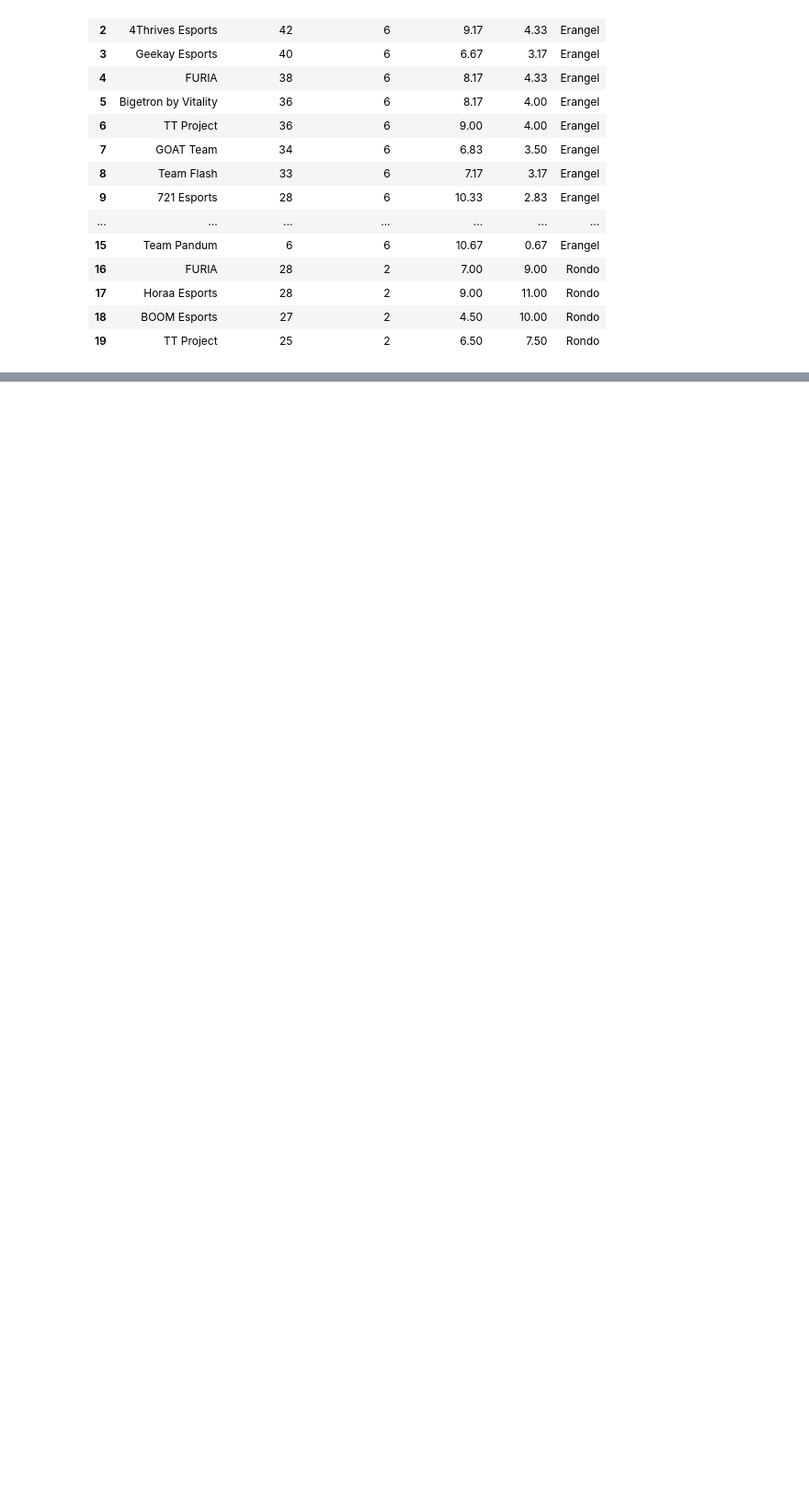
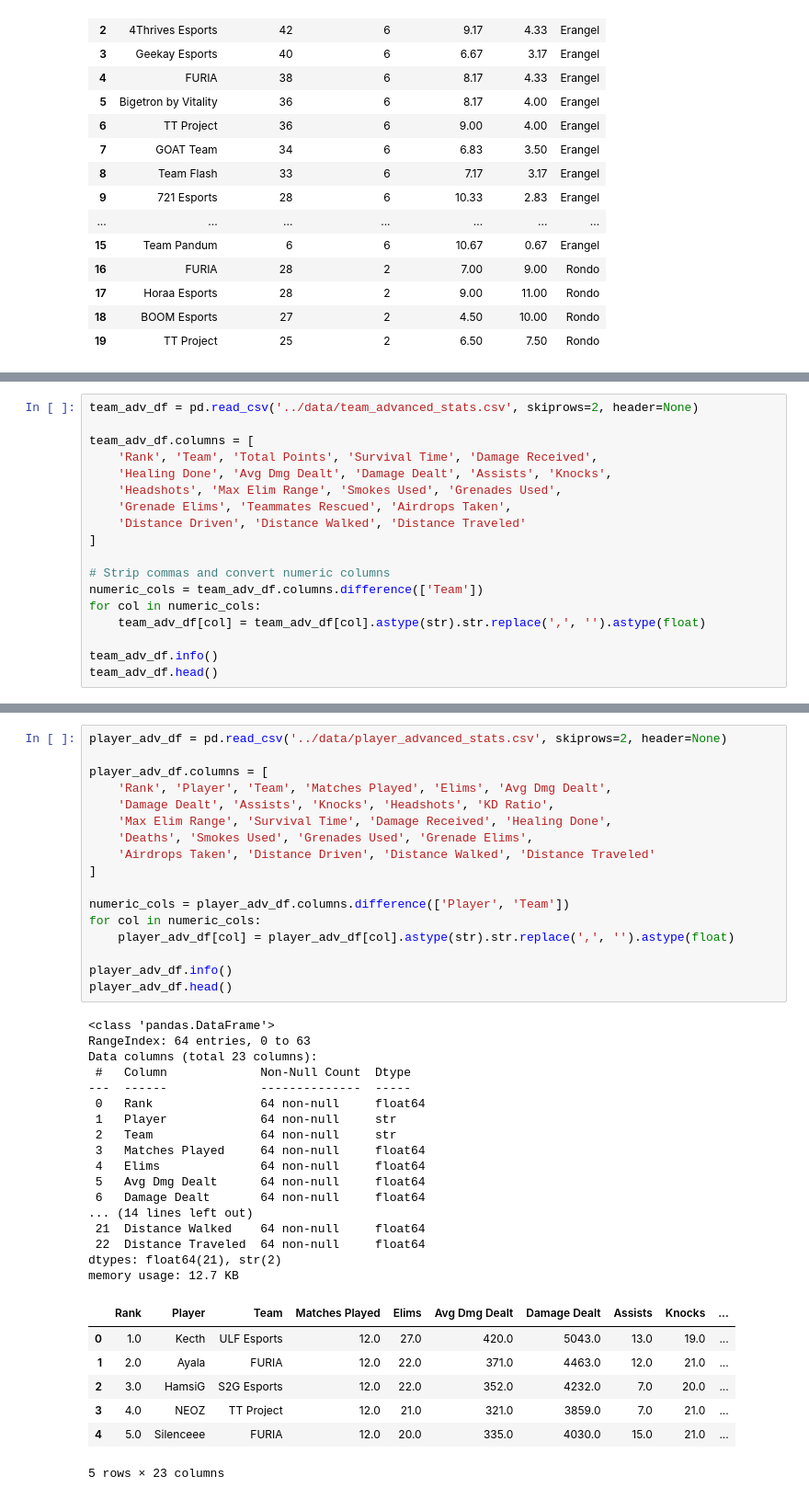
Before and after one commit to Faizan-2624/pmgo-s1-dashboards, a Jupyter notebook: notebooks/datas_clean.ipynb, the cells around one changed output, grey strips where cells are left out. Shown at 92% size. Cells and saved outputs as stored; diff of their text form; blank space fills up the shorter version.

Commit message:
advanced team stats and player stats

```diff
--- a/notebooks/datas_clean.ipynb
+++ b/notebooks/datas_clean.ipynb
@@ -442,0 +485,18 @@ all_maps_df.head(20)
+# %%
+team_adv_df = pd.read_csv('../data/team_advanced_stats.csv', skiprows=2, header=None)
+
+team_adv_df.columns = [
+    'Rank', 'Team', 'Total Points', 'Survival Time', 'Damage Received',
+    'Healing Done', 'Avg Dmg Dealt', 'Damage Dealt', 'Assists', 'Knocks',
+    'Headshots', 'Max Elim Range', 'Smokes Used', 'Grenades Used',
+    'Grenade Elims', 'Teammates Rescued', 'Airdrops Taken',
+    'Distance Driven', 'Distance Walked', 'Distance Traveled'
+]
+
+# Strip commas and convert numeric columns
+numeric_cols = team_adv_df.columns.difference(['Team'])
+for col in numeric_cols:
+    team_adv_df[col] = team_adv_df[col].astype(str).str.replace(',', '').astype(float)
+
+team_adv_df.info()
+team_adv_df.head()
@@ -442,0 +527,42 @@ all_maps_df.head(20)
+# %%
+player_adv_df = pd.read_csv('../data/player_advanced_stats.csv', skiprows=2, header=None)
+
+player_adv_df.columns = [
+    'Rank', 'Player', 'Team', 'Matches Played', 'Elims', 'Avg Dmg Dealt',
+    'Damage Dealt', 'Assists', 'Knocks', 'Headshots', 'KD Ratio',
+    'Max Elim Range', 'Survival Time', 'Damage Received', 'Healing Done',
+    'Deaths', 'Smokes Used', 'Grenades Used', 'Grenade Elims',
+    'Airdrops Taken', 'Distance Driven', 'Distance Walked', 'Distance Traveled'
+]
+
+numeric_cols = player_adv_df.columns.difference(['Player', 'Team'])
+for col in numeric_cols:
+    player_adv_df[col] = player_adv_df[col].astype(str).str.replace(',', '').astype(float)
+
+player_adv_df.info()
+player_adv_df.head()
+# %% [output]
+<class 'pandas.DataFrame'>
+RangeIndex: 64 entries, 0 to 63
+Data columns (total 23 columns):
+ #   Column             Non-Null Count  Dtype
+---  ------             --------------  -----
+ 0   Rank               64 non-null     float64
+ 1   Player             64 non-null     str
+ 2   Team               64 non-null     str
+ 3   Matches Played     64 non-null     float64
+ 4   Elims              64 non-null     float64
+ 5   Avg Dmg Dealt      64 non-null     float64
+ 6   Damage Dealt       64 non-null     float64
+... (14 lines left out)
+ 21  Distance Walked    64 non-null     float64
+ 22  Distance Traveled  64 non-null     float64
+dtypes: float64(21), str(2)
+memory usage: 12.7 KB
+|  | Rank | Player | Team | Matches Played | Elims | Avg Dmg Dealt | Damage Dealt | Assists | Knocks | ... |
+| 0 | 1.0 | Kecth | ULF Esports | 12.0 | 27.0 | 420.0 | 5043.0 | 13.0 | 19.0 | ... |
+| 1 | 2.0 | Ayala | FURIA | 12.0 | 22.0 | 371.0 | 4463.0 | 12.0 | 21.0 | ... |
+| 2 | 3.0 | HamsiG | S2G Esports | 12.0 | 22.0 | 352.0 | 4232.0 | 7.0 | 20.0 | ... |
+| 3 | 4.0 | NEOZ | TT Project | 12.0 | 21.0 | 321.0 | 3859.0 | 7.0 | 21.0 | ... |
+| 4 | 5.0 | Silenceee | FURIA | 12.0 | 20.0 | 335.0 | 4030.0 | 15.0 | 21.0 | ... |
+5 rows × 23 columns
```
Also changed, not shown: parts of 4 cells of this notebook, 5 other files.
